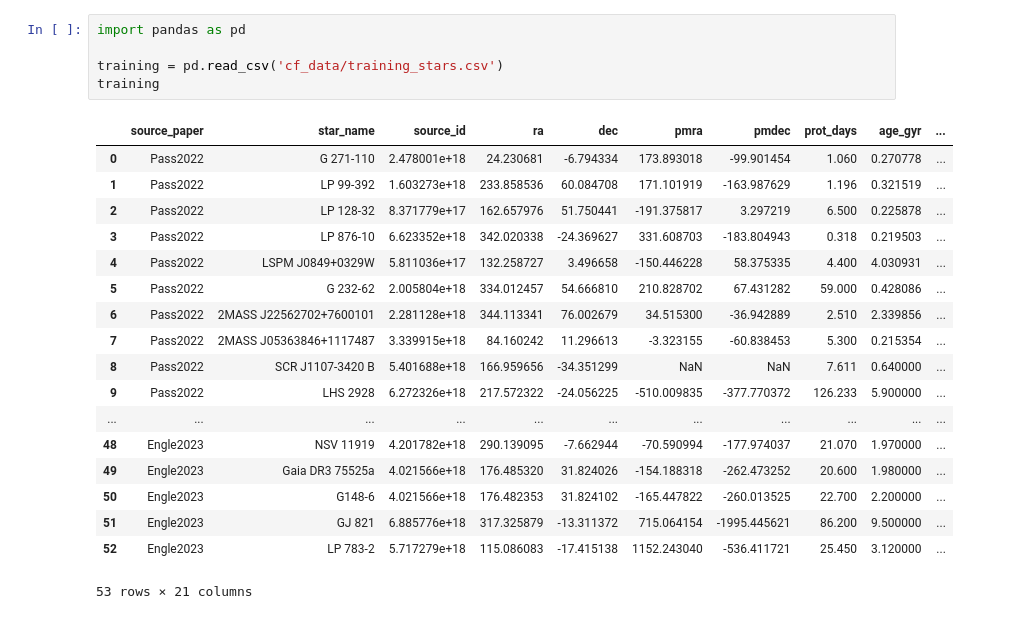
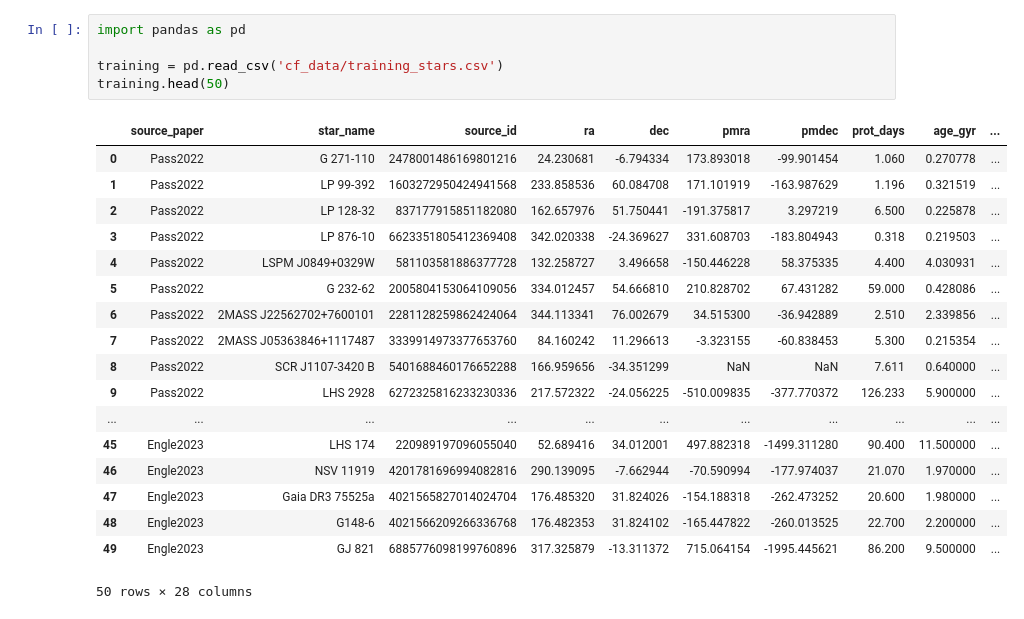
Before and after one commit to alanx1234/cf_xmatch, a Jupyter notebook: main.ipynb, the cells around one changed output. Drawn from its saved outputs; the diff is of its cells as text.

```diff
--- a/main.ipynb
+++ b/main.ipynb
@@ -1,24 +1,24 @@
 # %%
 import pandas as pd
 
 training = pd.read_csv('cf_data/training_stars.csv')
-training
+training.head(50)
 # %% [output]
 |  | source_paper | star_name | source_id | ra | dec | pmra | pmdec | prot_days | age_gyr | ... |
-| 0 | Pass2022 | G 271-110 | 2.478001e+18 | 24.230681 | -6.794334 | 173.893018 | -99.901454 | 1.060 | 0.270778 | ... |
-| 1 | Pass2022 | LP 99-392 | 1.603273e+18 | 233.858536 | 60.084708 | 171.101919 | -163.987629 | 1.196 | 0.321519 | ... |
-| 2 | Pass2022 | LP 128-32 | 8.371779e+17 | 162.657976 | 51.750441 | -191.375817 | 3.297219 | 6.500 | 0.225878 | ... |
-| 3 | Pass2022 | LP 876-10 | 6.623352e+18 | 342.020338 | -24.369627 | 331.608703 | -183.804943 | 0.318 | 0.219503 | ... |
-| 4 | Pass2022 | LSPM J0849+0329W | 5.811036e+17 | 132.258727 | 3.496658 | -150.446228 | 58.375335 | 4.400 | 4.030931 | ... |
-| 5 | Pass2022 | G 232-62 | 2.005804e+18 | 334.012457 | 54.666810 | 210.828702 | 67.431282 | 59.000 | 0.428086 | ... |
-| 6 | Pass2022 | 2MASS J22562702+7600101 | 2.281128e+18 | 344.113341 | 76.002679 | 34.515300 | -36.942889 | 2.510 | 2.339856 | ... |
-| 7 | Pass2022 | 2MASS J05363846+1117487 | 3.339915e+18 | 84.160242 | 11.296613 | -3.323155 | -60.838453 | 5.300 | 0.215354 | ... |
-| 8 | Pass2022 | SCR J1107-3420 B | 5.401688e+18 | 166.959656 | -34.351299 | NaN | NaN | 7.611 | 0.640000 | ... |
-| 9 | Pass2022 | LHS 2928 | 6.272326e+18 | 217.572322 | -24.056225 | -510.009835 | -377.770372 | 126.233 | 5.900000 | ... |
+| 0 | Pass2022 | G 271-110 | 2478001486169801216 | 24.230681 | -6.794334 | 173.893018 | -99.901454 | 1.060 | 0.270778 | ... |
+| 1 | Pass2022 | LP 99-392 | 1603272950424941568 | 233.858536 | 60.084708 | 171.101919 | -163.987629 | 1.196 | 0.321519 | ... |
+| 2 | Pass2022 | LP 128-32 | 837177915851182080 | 162.657976 | 51.750441 | -191.375817 | 3.297219 | 6.500 | 0.225878 | ... |
+| 3 | Pass2022 | LP 876-10 | 6623351805412369408 | 342.020338 | -24.369627 | 331.608703 | -183.804943 | 0.318 | 0.219503 | ... |
+| 4 | Pass2022 | LSPM J0849+0329W | 581103581886377728 | 132.258727 | 3.496658 | -150.446228 | 58.375335 | 4.400 | 4.030931 | ... |
+| 5 | Pass2022 | G 232-62 | 2005804153064109056 | 334.012457 | 54.666810 | 210.828702 | 67.431282 | 59.000 | 0.428086 | ... |
+| 6 | Pass2022 | 2MASS J22562702+7600101 | 2281128259862424064 | 344.113341 | 76.002679 | 34.515300 | -36.942889 | 2.510 | 2.339856 | ... |
+| 7 | Pass2022 | 2MASS J05363846+1117487 | 3339914973377653760 | 84.160242 | 11.296613 | -3.323155 | -60.838453 | 5.300 | 0.215354 | ... |
+| 8 | Pass2022 | SCR J1107-3420 B | 5401688460176652288 | 166.959656 | -34.351299 | NaN | NaN | 7.611 | 0.640000 | ... |
+| 9 | Pass2022 | LHS 2928 | 6272325816233230336 | 217.572322 | -24.056225 | -510.009835 | -377.770372 | 126.233 | 5.900000 | ... |
 | ... | ... | ... | ... | ... | ... | ... | ... | ... | ... | ... |
-| 48 | Engle2023 | NSV 11919 | 4.201782e+18 | 290.139095 | -7.662944 | -70.590994 | -177.974037 | 21.070 | 1.970000 | ... |
-| 49 | Engle2023 | Gaia DR3 75525a | 4.021566e+18 | 176.485320 | 31.824026 | -154.188318 | -262.473252 | 20.600 | 1.980000 | ... |
-| 50 | Engle2023 | G148-6 | 4.021566e+18 | 176.482353 | 31.824102 | -165.447822 | -260.013525 | 22.700 | 2.200000 | ... |
-| 51 | Engle2023 | GJ 821 | 6.885776e+18 | 317.325879 | -13.311372 | 715.064154 | -1995.445621 | 86.200 | 9.500000 | ... |
-| 52 | Engle2023 | LP 783-2 | 5.717279e+18 | 115.086083 | -17.415138 | 1152.243040 | -536.411721 | 25.450 | 3.120000 | ... |
+| 45 | Engle2023 | LHS 174 | 220989197096055040 | 52.689416 | 34.012001 | 497.882318 | -1499.311280 | 90.400 | 11.500000 | ... |
+| 46 | Engle2023 | NSV 11919 | 4201781696994082816 | 290.139095 | -7.662944 | -70.590994 | -177.974037 | 21.070 | 1.970000 | ... |
+| 47 | Engle2023 | Gaia DR3 75525a | 4021565827014024704 | 176.485320 | 31.824026 | -154.188318 | -262.473252 | 20.600 | 1.980000 | ... |
+| 48 | Engle2023 | G148-6 | 4021566209266336768 | 176.482353 | 31.824102 | -165.447822 | -260.013525 | 22.700 | 2.200000 | ... |
+| 49 | Engle2023 | GJ 821 | 6885776098199760896 | 317.325879 | -13.311372 | 715.064154 | -1995.445621 | 86.200 | 9.500000 | ... |
-53 rows × 21 columns
+50 rows × 28 columns
```
Also changed, not shown: 12 other files.
